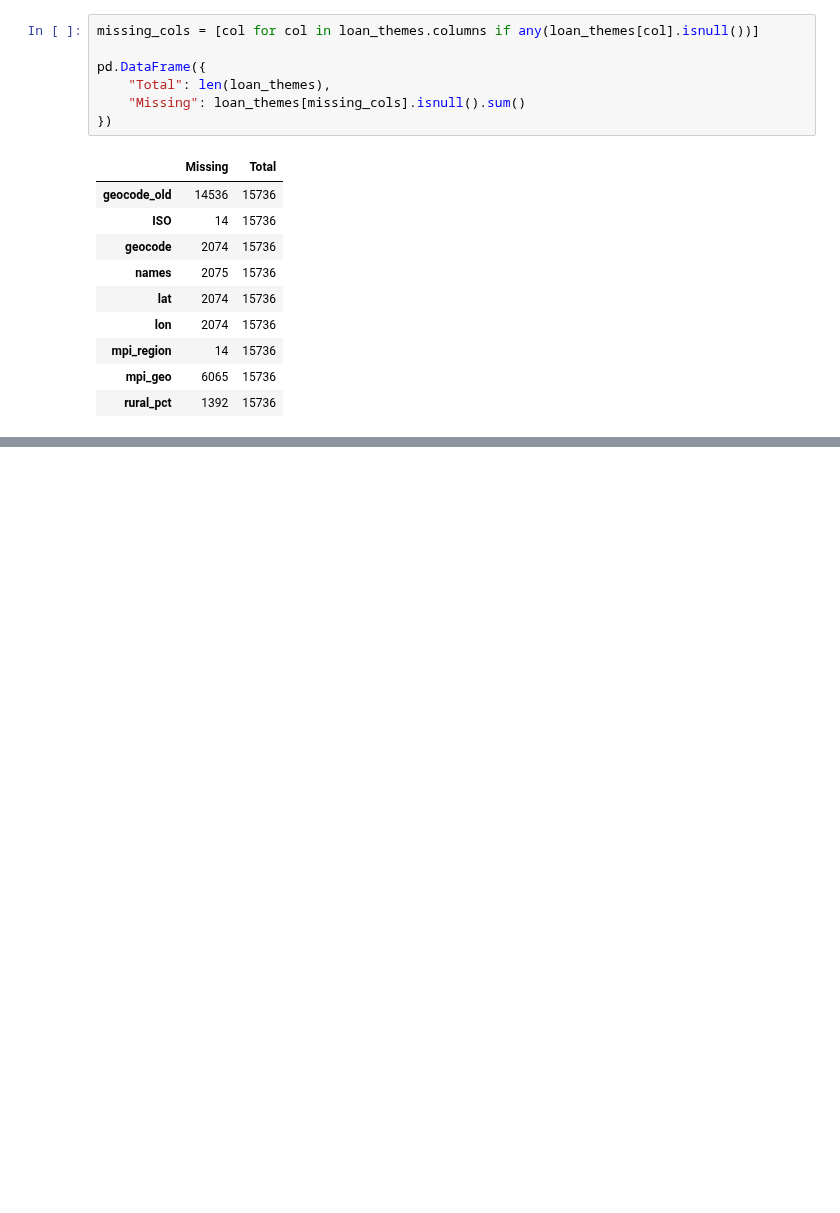
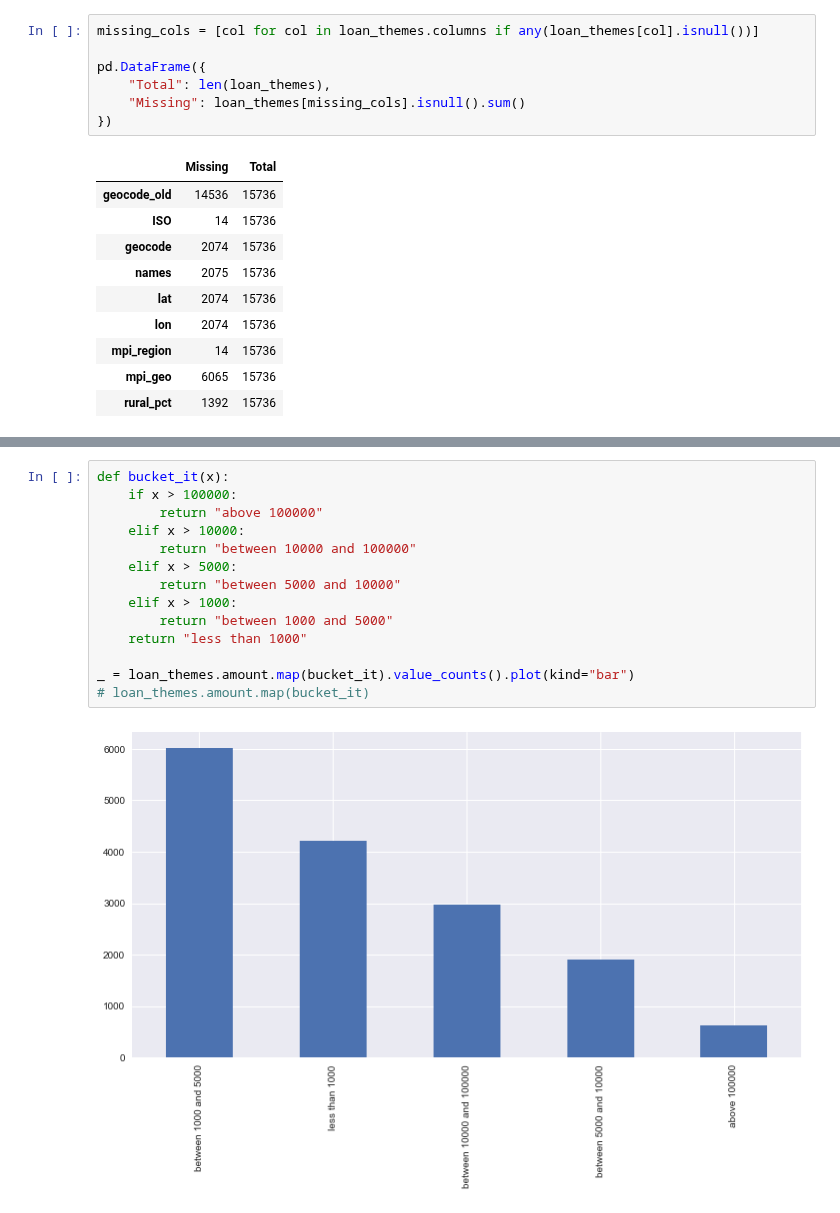
Before and after one commit to pstetz/Kaggle, a Jupyter notebook: in_progress/kiva/themes_by_region.ipynb, the cells around one changed output, grey strips where cells are left out. Cells and saved outputs as stored; diff of their text form; blank space fills up the shorter version.

```diff
--- a/in_progress/kiva/themes_by_region.ipynb
+++ b/in_progress/kiva/themes_by_region.ipynb
@@ -76 +55,17 @@ loan_themes.groupby("geocode_old").head()
+# %%
+def bucket_it(x):
+    if x > 100000:
+        return "above 100000"
+    elif x > 10000:
+        return "between 10000 and 100000"
+    elif x > 5000:
+        return "between 5000 and 10000"
+    elif x > 1000:
+        return "between 1000 and 5000"
+    return "less than 1000"
+
+_ = loan_themes.amount.map(bucket_it).value_counts().plot(kind="bar")
+# loan_themes.amount.map(bucket_it)
+# %% [output]
+[figure, added]
 # %%
```
Also changed, not shown: parts of 11 cells of this notebook, 1 other file.
